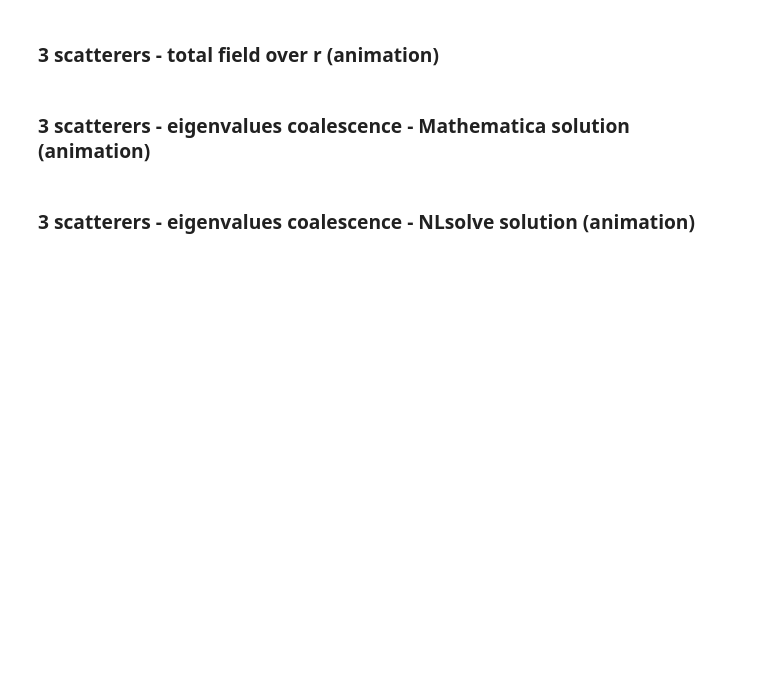
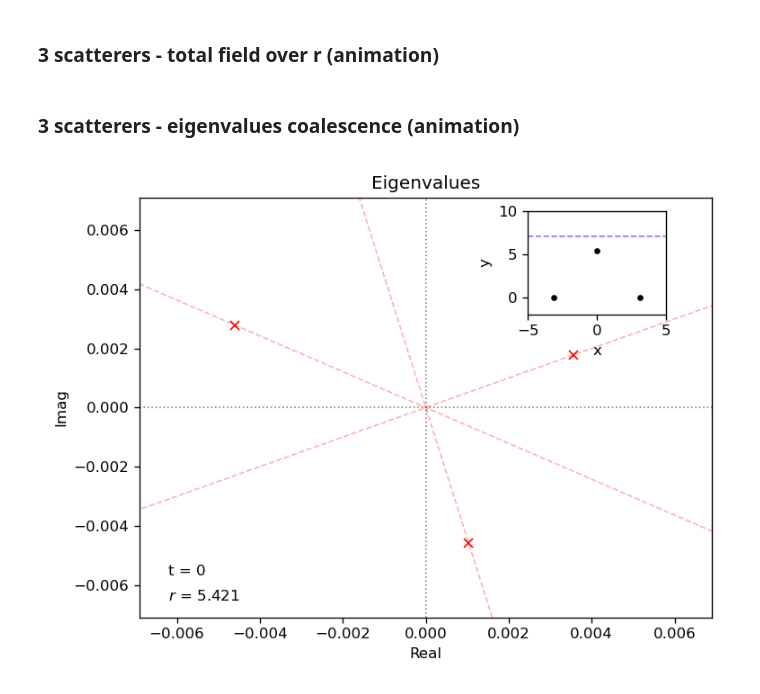
Before and after one commit to mekise/graph-theory-dda, a Jupyter notebook: notebooks/plot_3scatt.ipynb, the cells around one changed output. Cells and saved outputs as stored; diff of their text form; code cells hidden in the pictures; blank space fills up the shorter version.

Commit message:
Fix NLsolve and reproduced solution given by Mathematica

```diff
--- a/notebooks/plot_3scatt.ipynb
+++ b/notebooks/plot_3scatt.ipynb
@@ -167,7 +167,7 @@ plt.show()
 writer = animation.PillowWriter(fps=30)
 _animation.save("animation_r.gif", writer=writer)
 # %% [markdown]
-### 3 scatterers - eigenvalues coalescence - Mathematica solution (animation)
+### 3 scatterers - eigenvalues coalescence (animation)
 # %%
 plt.close('all')
 fig, ax = plt.subplots(dpi=120)
@@ -185,8 +185,8 @@ for i in range(ngiff):
     scattspan[i] = np.load("../gif/gif"+str(i+1)+".npz")["scattpos"]
 plt.axhline(0, ls='dotted', c='grey', lw=1)
 plt.axvline(0, ls='dotted', c='grey', lw=1)
-plt.xlim(-0.01, 0.01)
-plt.ylim(-0.01, 0.01)
+plt.xlim(-np.max(np.abs(giff.real))*3/2, np.max(np.abs(giff.real))*3/2)
+plt.ylim(-np.max(np.abs(giff.imag))*3/2, np.max(np.abs(giff.imag))*3/2)
 
 # plot eigs guidelines
 xx = np.linspace(-1, 1, 2)
@@ -201,33 +201,33 @@ plt.plot(xx, y3(xx), ls='dashed', c='r', lw=1, alpha=0.3)
 y_init, = plt.plot(giff[0].real, giff[0].imag, 'x', c='r')
 time_init = plt.text(0.05, 0.1, "t = 0", c='k', transform = ax.transAxes)
 rspan_init = plt.text(0.05, 0.04, "$r$ = {0:.3f}".format(rspan[0]), c='k', transform = ax.transAxes)
 plt.xlabel("Real")
 plt.ylabel("Imag")
 plt.title("Eigenvalues")
 
 # inset
 ax_in = fig.add_axes([0.71, 0.7, 0.2, 0.2])
 yin_init, = ax_in.plot(scattspan[0, :, 0], scattspan[0, :, 1], '.', c='k')
 ax_in.axhline(scattspan[int(ngiff/2), 1, 1]+(scattspan[int(ngiff/2), 1, 1]-scattspan[0, 1, 1])*80, ls='dashed', c='b', lw=1, alpha=0.5)
 ax_in.set_xlim(-5,5)
 ax_in.set_ylim(-2,10)
 ax_in.set_xlabel("x")
 ax_in.set_ylabel("y")
 
 n_frames = ngiff
 def animate(i):
     i_time = int(i/n_frames*100)
     y_init.set_data(giff[i].real, giff[i].imag)
     yin_init.set_data(scattspan[i, :, 0], scattspan[i, :, 1]+(scattspan[i, :, 1]-scattspan[0, :, 1])*80)
     time_init.set_text("t = {0:d}".format(i_time))
     rspan_init.set_text("$r$ = {0:.3f}".format(rspan[i]))
     return y_init, yin_init, time_init, rspan_init
 
 _animation = animation.FuncAnimation(fig, animate, frames=n_frames, interval=50, blit=True)
 plt.tight_layout()
 plt.show()
 
 writer = animation.PillowWriter(fps=30)
-_animation.save("animation_eigs_mathematica.gif", writer=writer)
+_animation.save("animation_eigs.gif", writer=writer)
+# %% [output]
+[figure, added]
-# %% [markdown]
-### 3 scatterers - eigenvalues coalescence - NLsolve solution (animation)
```
Also changed, not shown: parts of 1 cell of this notebook, 4 other files.
